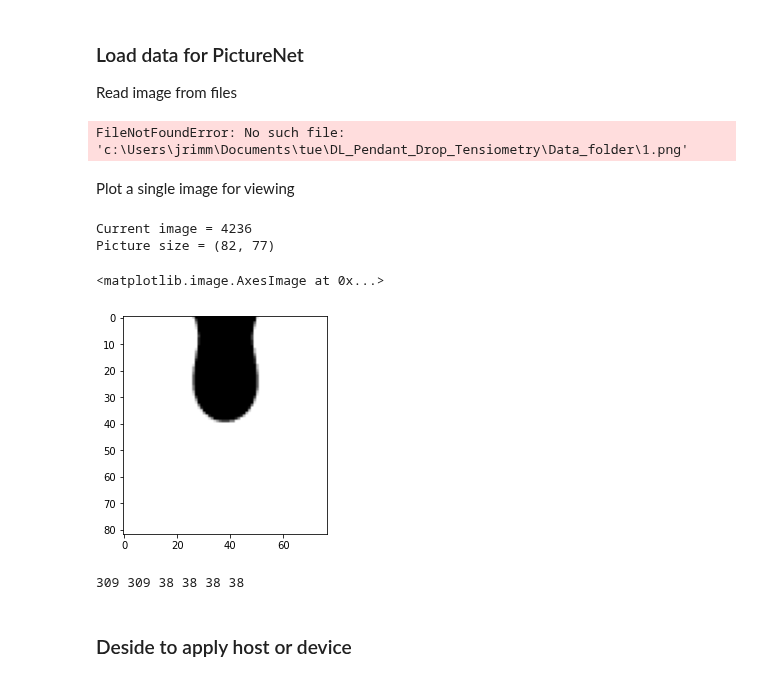
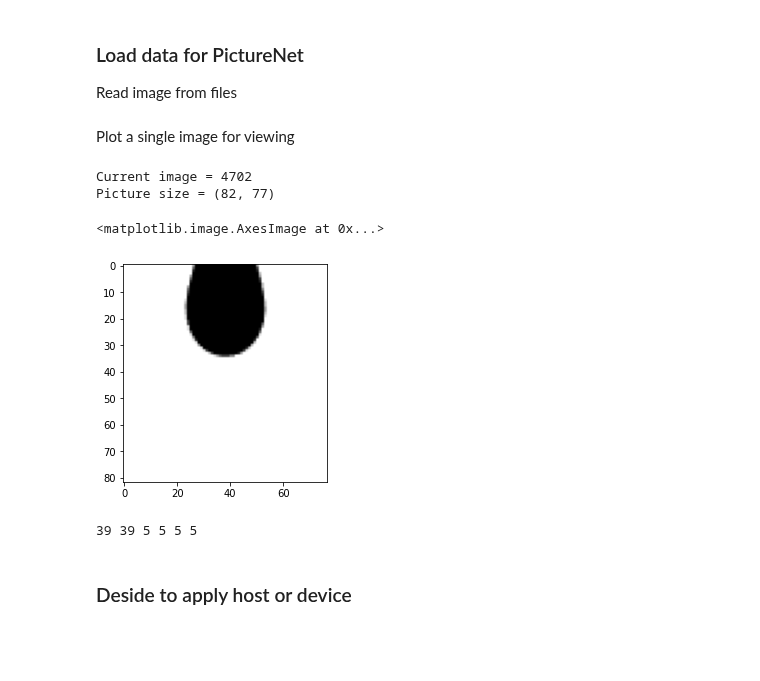
Before and after one commit to ShaoKAi100812/Pendant_Drop_Tensiometry_Prediction, a Jupyter notebook: main_spline.ipynb, the cells around one changed output. Drawn from its saved outputs; the diff is of its cells as text; code cells hidden in the pictures; blank space fills up the shorter version.

```diff
--- a/main_spline.ipynb
+++ b/main_spline.ipynb
@@ -168,10 +172,10 @@ Read image from files
 train_img = []
 
 # data_image = pd.read_csv("Data_folder/Picture.csv", header= None)       # Small dataset
-data_image = pd.read_csv("Data_folder/Data_Spline/Spline.csv", header= None) # Large dataset
+data_image = pd.read_csv("Data_uniform/SplineV3.csv", header= None) # Large dataset
 for img_name in data_image.iloc[0:,3:].index + 1:      # modify the number depends on size of dataset
     # defining the image path
-    image_path = 'Data_folder/Big_Data1/' + str(img_name) + '.png'      # modify the path depends on which dataset
+    image_path = 'Data_uniform/' + str(img_name) + '.png'      # modify the path depends on which dataset
     # reading the image
     img = imread(image_path, as_gray=True)
     img = img[4:-4, 4:-4]  #crop
@@ -181,20 +185,18 @@ for img_name in data_image.iloc[0:,3:].index + 1:      # modify the number depen
     img = img.astype('float32')
     # appending the image into the list
     train_img.append(img)
-# %% [output]
-FileNotFoundError: No such file: 'c:\Users\jrimm\Documents\tue\DL_Pendant_Drop_Tensiometry\Data_folder\1.png'
 # %% [markdown]
 Plot a single image for viewing
 # %%
-rand = random.randint(0, 24000)
+rand = random.randint(0, 24747)
 print("Current image =", rand)
 print("Picture size =", train_img[rand].shape)
 plt.imshow(train_img[rand], cmap='gray')
 # %% [output]
-Current image = 4236
+Current image = 4702
 Picture size = (82, 77)
 <matplotlib.image.AxesImage at 0x...>
-[figure, old version]
+[figure, new version]
 # %%
 # converting the list to numpy array
 train_x_pic = np.array(train_img)
@@ -221,9 +223,9 @@ test_y_pic = torch.from_numpy(test_y_pic)
 # print(test_x_pic.shape, test_y_pic.shape)
 
 # converting the dataset into mini-batch dataset (input 4D -> 5D and 2D -> 3D)
-def batch_transform(dataset, batch_size=64):
+def batch_transform(dataset, batch_size=512):
     batch = []
-    batch_num = len(dataset) // batch_size
+    batch_num = math.ceil(len(dataset)/batch_size)
     for i in range(batch_num):
         if len(dataset) == 4:
             if i < batch_num:
@@ -245,7 +247,7 @@ test_x_pic = batch_transform(test_x_pic)
 test_y_pic = batch_transform(test_y_pic)
 print(len(train_x_pic), len(train_y_pic), len(val_x_pic), len(val_y_pic), len(test_x_pic), len(test_y_pic))
 # %% [output]
-309 309 38 38 38 38
+39 39 5 5 5 5
 # %% [markdown]
 ### Deside to apply host or device
 # %%
```
Also changed, not shown: parts of 10 cells of this notebook.
